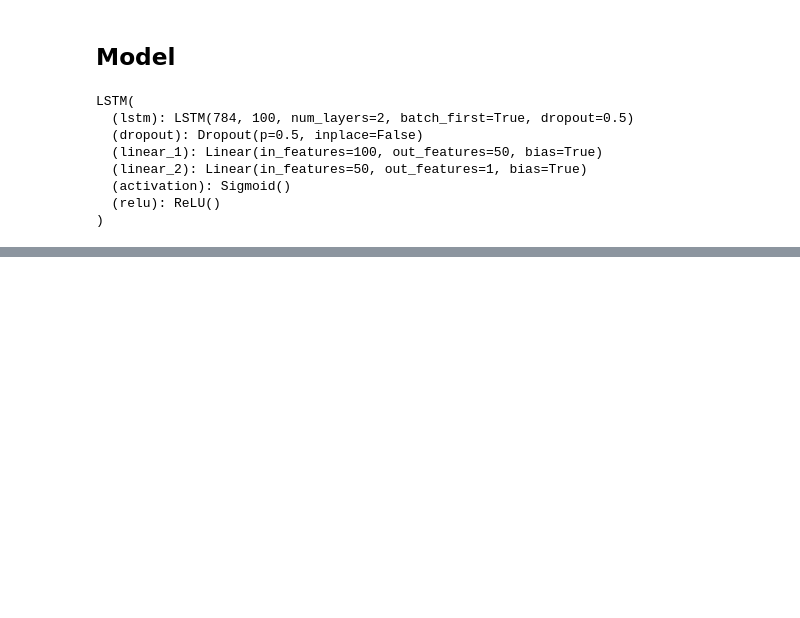
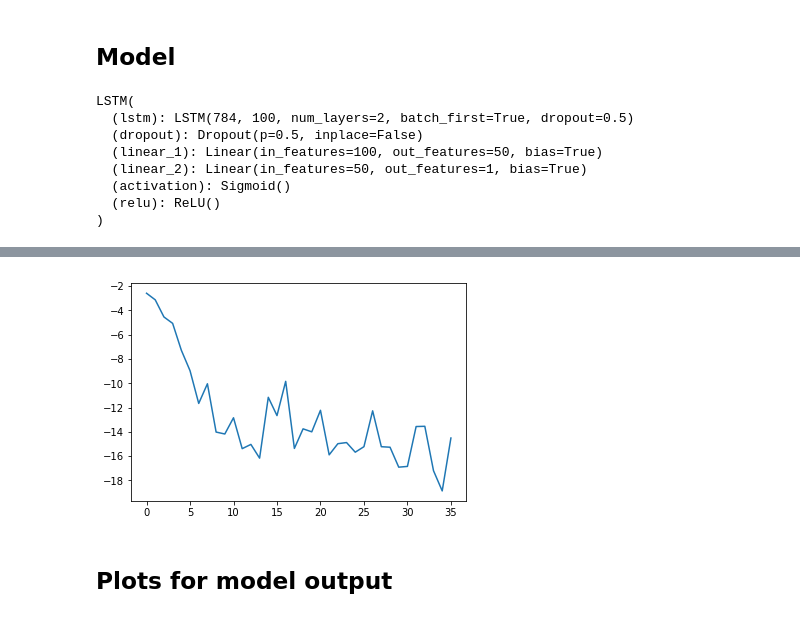
Before and after one commit to romanenkova95/InDiD, a Jupyter notebook: CPD_loss_MNIST_sequences.ipynb, the cells around one changed output, grey strips where cells are left out. Cells and saved outputs as stored; diff of their text form; code cells hidden in the pictures; blank space fills up the shorter version.

```diff
--- a/CPD_loss_MNIST_sequences.ipynb
+++ b/CPD_loss_MNIST_sequences.ipynb
@@ -298,0 +417,6 @@ plt.plot(acc_list[::10])
+# %%
+plt.plot(overall_val_loss_list);
+# %% [output]
+[figure, added]
+# %% [markdown]
+## Plots for model output
```
Also changed, not shown: parts of 38 cells of this notebook.
